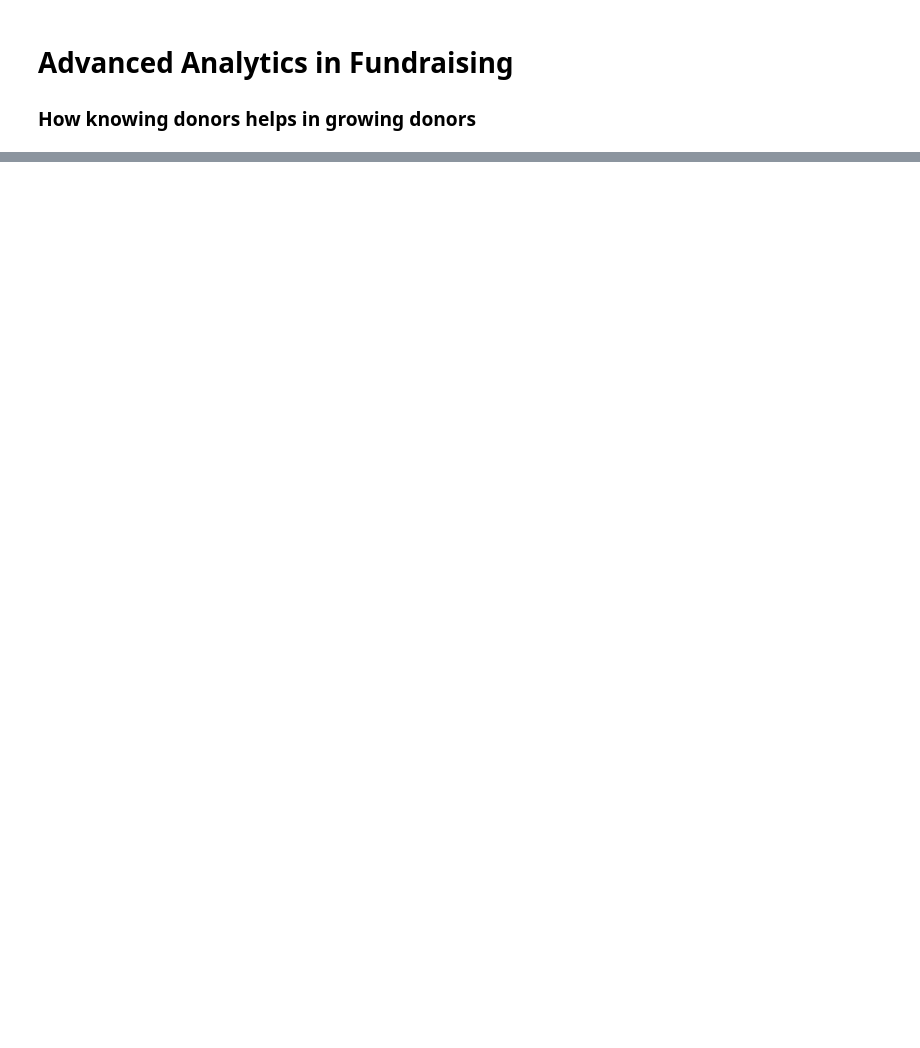
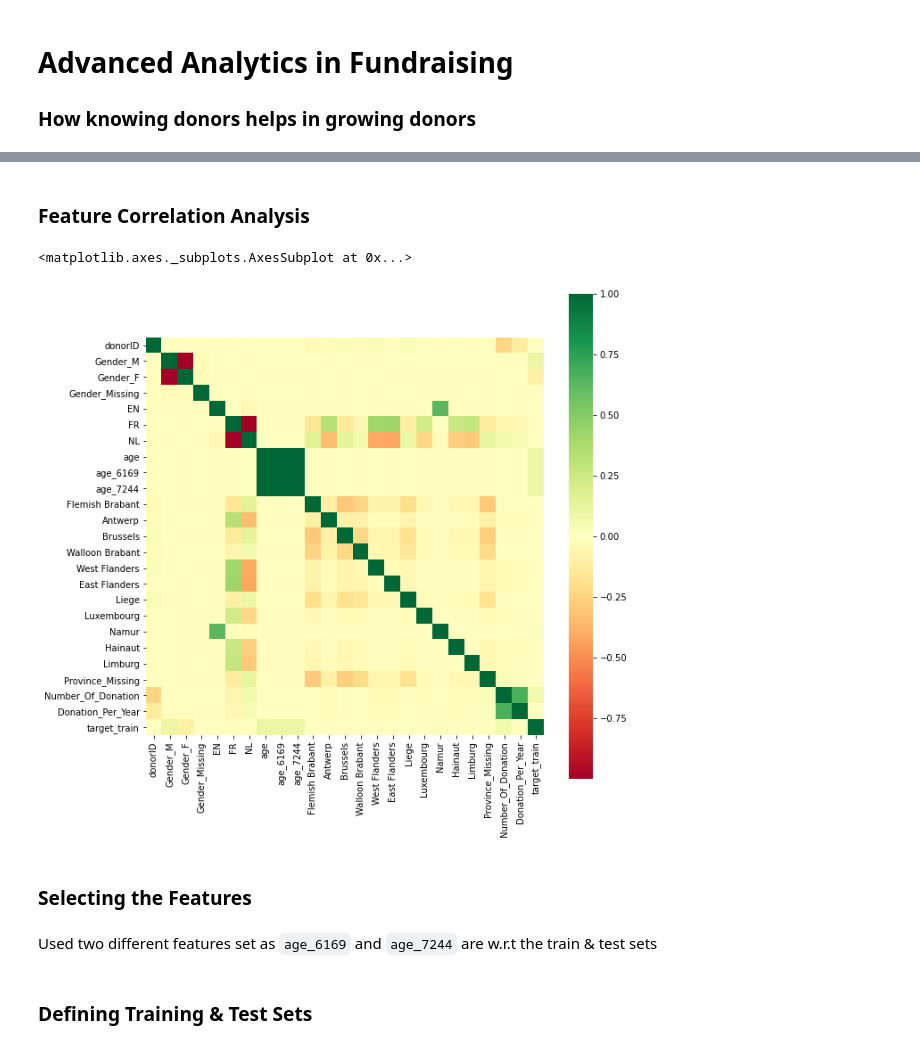
Before and after one commit to Feeledu/Predictive-Analysis-Machine-Learning-, a Jupyter notebook: Advanced Analytics in Fundraising.ipynb, the cells around one changed output, grey strips where cells are left out. Drawn from its saved outputs; the diff is of its cells as text; code cells hidden in the pictures; blank space fills up the shorter version.

```diff
--- a/Advanced Analytics in Fundraising.ipynb
+++ b/Advanced Analytics in Fundraising.ipynb
@@ -1285,0 +900,5 @@ neighbors    = KNeighborsClassifier()
+# %%
+# Mapping all the donations/gifts from test_gift to the list of donors
+test_gift_donor = pd.merge(test_gift, donor, how='inner', on='donorID')
+test_gift_donor.info()
+test_gift_donor['donorID'].nunique()
@@ -1285,0 +939,8 @@ neighbors    = KNeighborsClassifier()
+# %%
+#Create an array of the unique donors who donated for 7244 campaign
+test_donor_list = list(set(test_gift_donor['donorID']))
+# %%
+# Add target column, 0 for all non-responders and 1 for all responders
+donor["target_test"] = 0
+donor.loc[donor["donorID"].isin(test_donor_list), "target_test"] = 1
+donor["target_test"].value_counts()
@@ -1285,0 +963,5 @@ neighbors    = KNeighborsClassifier()
+# %%
+Final_trainset = donor[donor.donorID.isin(train_set.donorID)]
+Final_trainset.target_train.value_counts()
+Final_trainset.drop('target_test', axis=1, inplace=True)
+Final_trainset.head(2)
@@ -1285,0 +1005,14 @@ neighbors    = KNeighborsClassifier()
+# %% [markdown]
+### Feature Correlation Analysis
+# %%
+#Examining variable correlation through a Heatmap
+
+fig, ax = plt.subplots(figsize=(10,10))
+sns.heatmap(Final_trainset[Final_trainset.columns[~Final_trainset.columns.isin(['y'])]].corr(),square=True,cmap='RdYlGn',ax=ax)
+# %% [output]
+<matplotlib.axes._subplots.AxesSubplot at 0x...>
+[figure, added]
+# %% [markdown]
+### Selecting the Features
+# %% [markdown]
+Used two different features set as `age_6169` and `age_7244` are w.r.t the train & test sets
@@ -1285,0 +1026,2 @@ neighbors    = KNeighborsClassifier()
+# %% [markdown]
+### Defining Training & Test Sets
```
Also changed, not shown: parts of 412 cells of this notebook.
